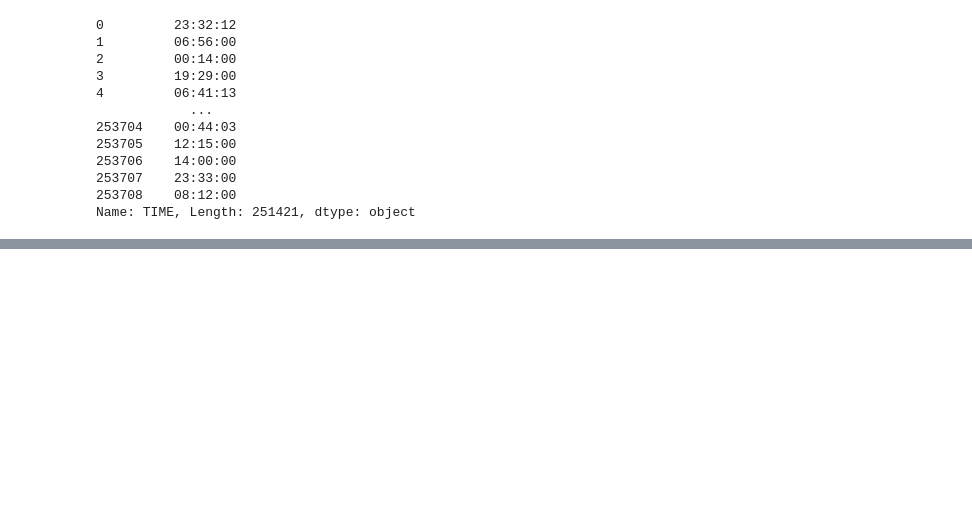
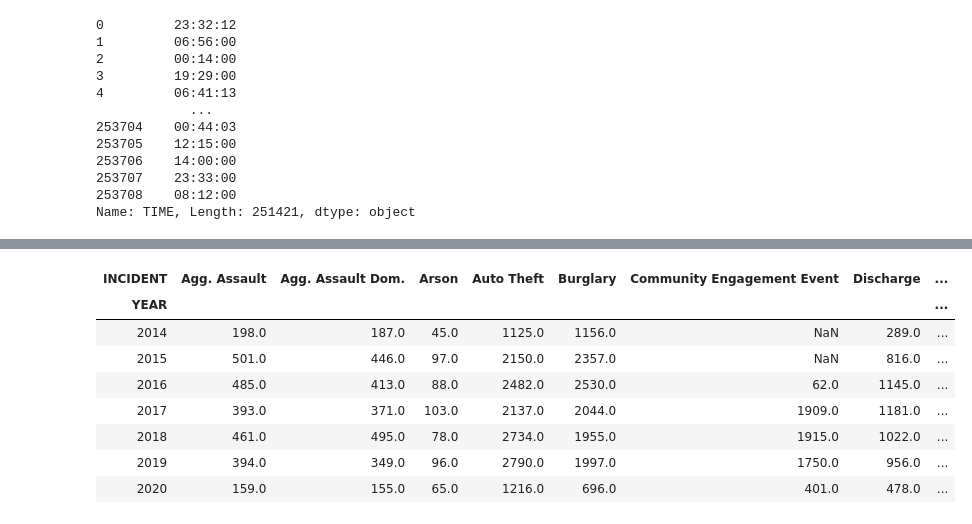
Before and after one commit to VallieTracy/StPaul-Crime-Incidents, a Jupyter notebook: main.ipynb, the cells around one changed output, grey strips where cells are left out. Cells and saved outputs as stored; diff of their text form; code cells hidden in the pictures; blank space fills up the shorter version.

```diff
--- a/main.ipynb
+++ b/main.ipynb
@@ -274,0 +238,7 @@ dfc['Time_of_Sail'] = pd.to_datetime(dfc['Time_of_Sail'],format= '%H:%M:%S' ).dt
+# %%
+# Want to graph by year, so pull year out of Date and create new column
+
+no_null_crime_df["YEAR"] = pd.DatetimeIndex(no_null_crime_df["DATE"]).year
+
+# Preview to make sure it worked
+no_null_crime_df.head()
@@ -274,0 +252,9 @@ dfc['Time_of_Sail'] = pd.to_datetime(dfc['Time_of_Sail'],format= '%H:%M:%S' ).dt
+# %%
+# Group the dataframe by Year and Incident
+grouped_df = no_null_crime_df.groupby(["YEAR", "INCIDENT"])
+Incident_Total = grouped_df["INCIDENT"].count()
+
+# Create dataframe
+Incident_Total_df = pd.DataFrame(Incident_Total)
+# Preview
+Incident_Total_df
@@ -274,0 +276,5 @@ dfc['Time_of_Sail'] = pd.to_datetime(dfc['Time_of_Sail'],format= '%H:%M:%S' ).dt
+# %%
+# Reset the index and rename the column
+Incident_Total_df = Incident_Total_df.rename(columns={"INCIDENT": "Count"}).reset_index()
+# Preview
+Incident_Total_df
@@ -274,0 +295,16 @@ dfc['Time_of_Sail'] = pd.to_datetime(dfc['Time_of_Sail'],format= '%H:%M:%S' ).dt
+# %%
+# Pivot the dataframe for graphing purposes
+pivot_df = Incident_Total_df.pivot(index = "YEAR",
+                                   columns = "INCIDENT",
+                                   values = "Count")
+pivot_df
+# %% [output]
+| INCIDENT | Agg. Assault | Agg. Assault Dom. | Arson | Auto Theft | Burglary | Community Engagement Event | Discharge | ... |
+| YEAR |  |  |  |  |  |  |  | ... |
+| 2014 | 198.0 | 187.0 | 45.0 | 1125.0 | 1156.0 | NaN | 289.0 | ... |
+| 2015 | 501.0 | 446.0 | 97.0 | 2150.0 | 2357.0 | NaN | 816.0 | ... |
+| 2016 | 485.0 | 413.0 | 88.0 | 2482.0 | 2530.0 | 62.0 | 1145.0 | ... |
+| 2017 | 393.0 | 371.0 | 103.0 | 2137.0 | 2044.0 | 1909.0 | 1181.0 | ... |
+| 2018 | 461.0 | 495.0 | 78.0 | 2734.0 | 1955.0 | 1915.0 | 1022.0 | ... |
+| 2019 | 394.0 | 349.0 | 96.0 | 2790.0 | 1997.0 | 1750.0 | 956.0 | ... |
+| 2020 | 159.0 | 155.0 | 65.0 | 1216.0 | 696.0 | 401.0 | 478.0 | ... |
```
Also changed, not shown: parts of 19 cells of this notebook, 1 other file.
